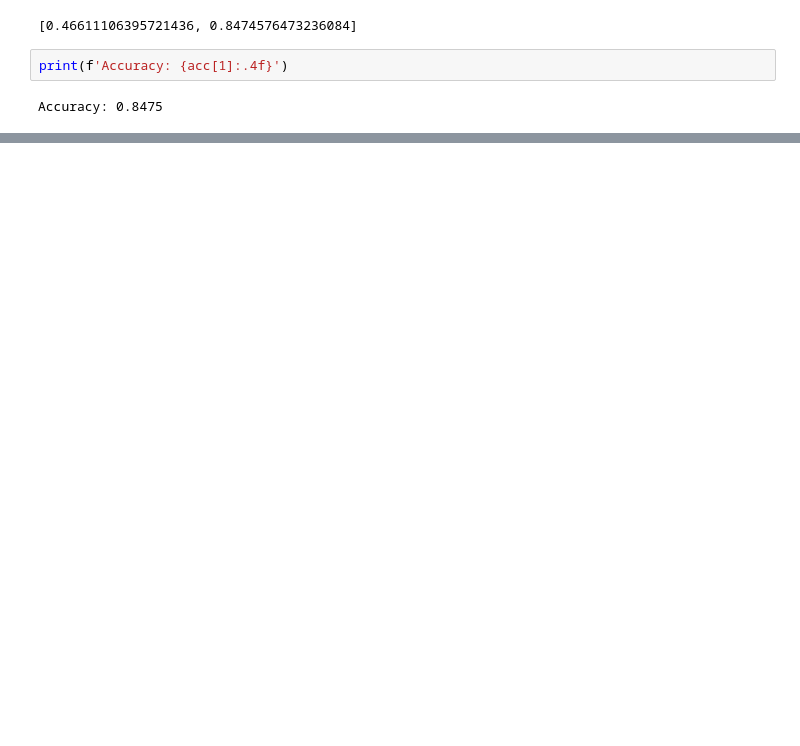
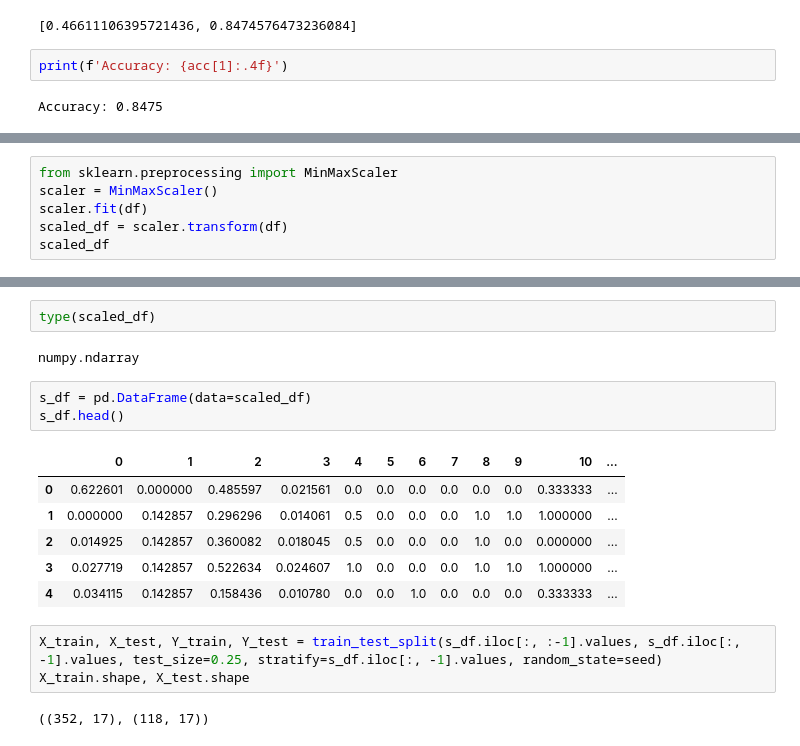
Before and after one commit to STNox/Deep-Learning, a Jupyter notebook: 2. Model/01_폐암환자생존률.ipynb, the cells around one changed output, grey strips where cells are left out. Drawn from its saved outputs; the diff is of its cells as text; blank space fills up the shorter version.

```diff
--- a/2. Model/01_폐암환자생존률.ipynb
+++ b/2. Model/01_폐암환자생존률.ipynb
@@ -136,0 +141,6 @@ Accuracy: 0.8475
+# %%
+from sklearn.preprocessing import MinMaxScaler
+scaler = MinMaxScaler()
+scaler.fit(df)
+scaled_df = scaler.transform(df)
+scaled_df
@@ -136,0 +161,19 @@ Accuracy: 0.8475
+# %%
+type(scaled_df)
+# %% [output]
+numpy.ndarray
+# %%
+s_df = pd.DataFrame(data=scaled_df)
+s_df.head()
+# %% [output]
+|  | 0 | 1 | 2 | 3 | 4 | 5 | 6 | 7 | 8 | 9 | 10 | ... |
+| 0 | 0.622601 | 0.000000 | 0.485597 | 0.021561 | 0.0 | 0.0 | 0.0 | 0.0 | 0.0 | 0.0 | 0.333333 | ... |
+| 1 | 0.000000 | 0.142857 | 0.296296 | 0.014061 | 0.5 | 0.0 | 0.0 | 0.0 | 1.0 | 1.0 | 1.000000 | ... |
+| 2 | 0.014925 | 0.142857 | 0.360082 | 0.018045 | 0.5 | 0.0 | 0.0 | 0.0 | 1.0 | 0.0 | 0.000000 | ... |
+| 3 | 0.027719 | 0.142857 | 0.522634 | 0.024607 | 1.0 | 0.0 | 0.0 | 0.0 | 1.0 | 1.0 | 1.000000 | ... |
+| 4 | 0.034115 | 0.142857 | 0.158436 | 0.010780 | 0.0 | 0.0 | 1.0 | 0.0 | 0.0 | 0.0 | 0.333333 | ... |
+# %%
+X_train, X_test, Y_train, Y_test = train_test_split(s_df.iloc[:, :-1].values, s_df.iloc[:, -1].values, test_size=0.25, stratify=s_df.iloc[:, -1].values, random_state=seed)
+X_train.shape, X_test.shape
+# %% [output]
+((352, 17), (118, 17))
```
Also changed, not shown: parts of 17 cells of this notebook.
